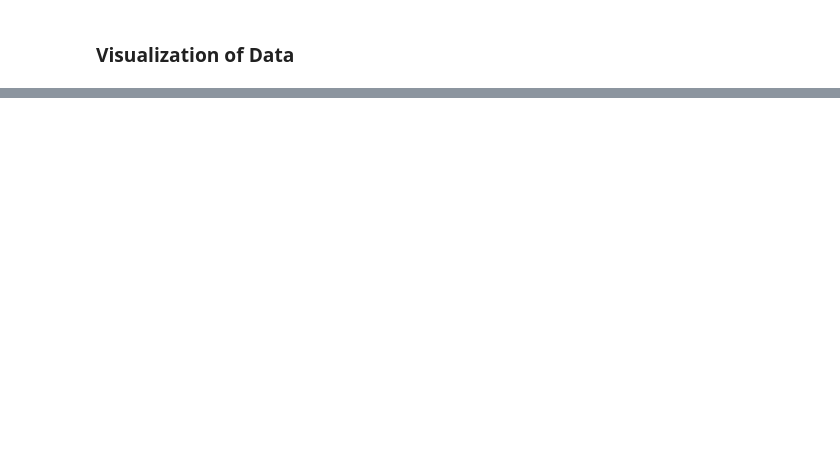
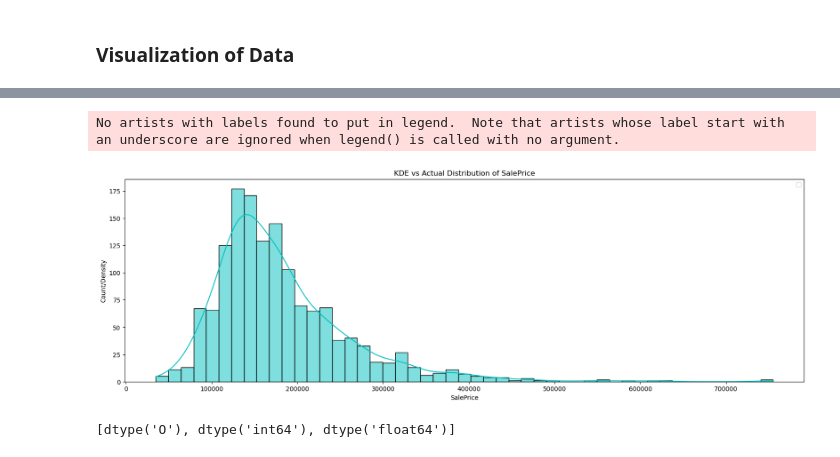
Before and after one commit to sanjanabansal1994/House-Price-Prediction, a Jupyter notebook: EDA.ipynb, the cells around one changed output, grey strips where cells are left out. Drawn from its saved outputs; the diff is of its cells as text; code cells hidden in the pictures; blank space fills up the shorter version.

```diff
--- a/EDA.ipynb
+++ b/EDA.ipynb
@@ -107,2 +181,0 @@ array(['BrkFace', nan, 'Stone', 'BrkCmn'], dtype=object)
-# %%
-train_df['MasVnrType'].fillna('None', inplace= True)
@@ -113,2 +181,0 @@ array([nan, 'Ex', 'Fa', 'Gd'], dtype=object)
-# %%
-train_df['PoolQC'].fillna('No', inplace= True)
@@ -119,2 +181,0 @@ array([nan, 'MnPrv', 'GdWo', 'GdPrv', 'MnWw'], dtype=object)
-# %%
-train_df['Fence'].fillna('No', inplace= True)
@@ -125,2 +181,0 @@ array([nan, 'Shed', 'Gar2', 'Othr', 'TenC'], dtype=object)
-# %%
-train_df['MiscFeature'].fillna('None', inplace= True)
@@ -136,0 +212,15 @@ import seaborn as sns
+# %%
+plt.figure(figsize=(20,6))
+sns.histplot(train_df['SalePrice'], color= 'c', kde=True )
+plt.xlabel('SalePrice')
+plt.ylabel('Count/Density')
+plt.title(f'KDE vs Actual Distribution of SalePrice')
+plt.legend()
+plt.show();
+# %% [output]
+No artists with labels found to put in legend.  Note that artists whose label start with an underscore are ignored when legend() is called with no argument.
+[figure, added]
+# %%
+list(set(train_df.dtypes.tolist()))
+# %% [output]
+[dtype('O'), dtype('int64'), dtype('float64')]
```
Also changed, not shown: parts of 55 cells of this notebook.
